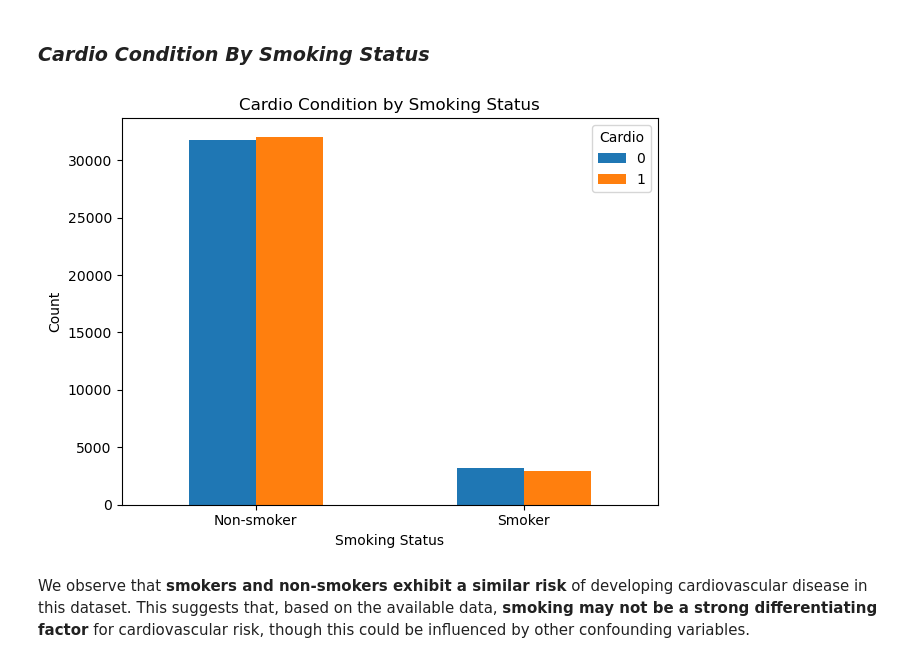
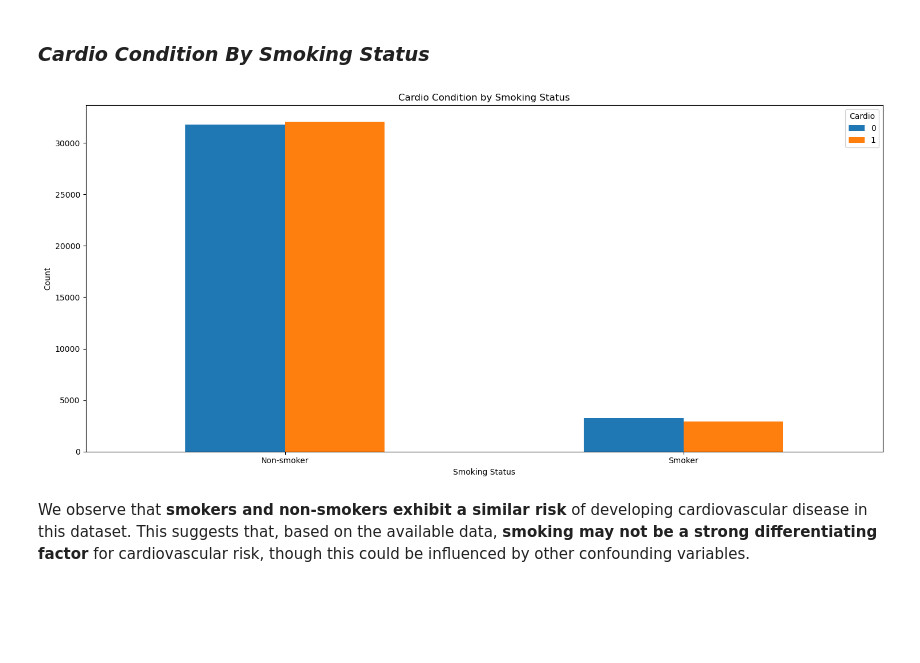
Before and after one commit to kev-analytic/Cardiovascular-Disease-Risk-Factor-Analysis, a Jupyter notebook: notebook.ipynb, the cells around one changed output. Cells and saved outputs as stored; diff of their text form; code cells hidden in the pictures; blank space fills up the shorter version.

```diff
--- a/notebook.ipynb
+++ b/notebook.ipynb
@@ -396,18 +402,18 @@ correlation_matrix
 # %%
 # plotting bar graph of smokers vs cardio
 grouped_smoker = df_clean.groupby(["smoke", "cardio"]).size().unstack()
-ax = grouped_smoker.plot(kind="bar")
+ax = grouped_smoker.plot(kind="bar",figsize=(15,7))
 
 # Set custom x-axis labels
 ax.set_xticklabels(["Non-smoker", "Smoker"], rotation=0)
 plt.xlabel("Smoking Status")
 plt.ylabel("Count")
 plt.title("Cardio Condition by Smoking Status")
 plt.legend(title="Cardio")
 plt.tight_layout()
 plt.show()
 # %% [output]
-[figure, old version]
+[figure, new version]
 # %% [markdown]
 We observe that **smokers and non-smokers exhibit a similar risk** of developing cardiovascular disease in this dataset. This suggests that, based on the available data, **smoking may not be a strong differentiating factor** for cardiovascular risk, though this could be influenced by other confounding variables.
 # %% [markdown]
```
Also changed, not shown: parts of 29 cells of this notebook.
